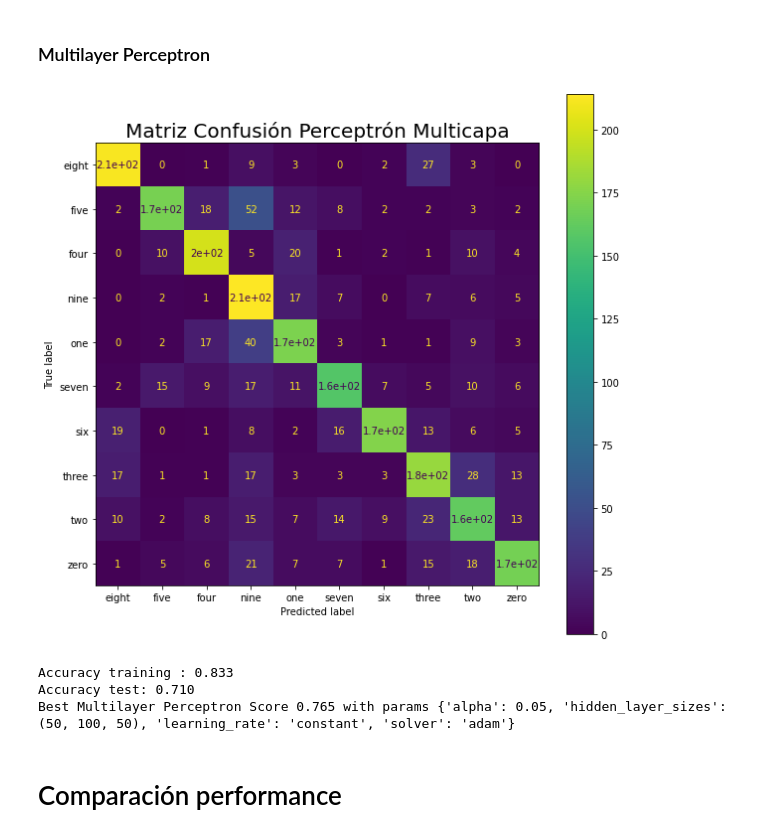
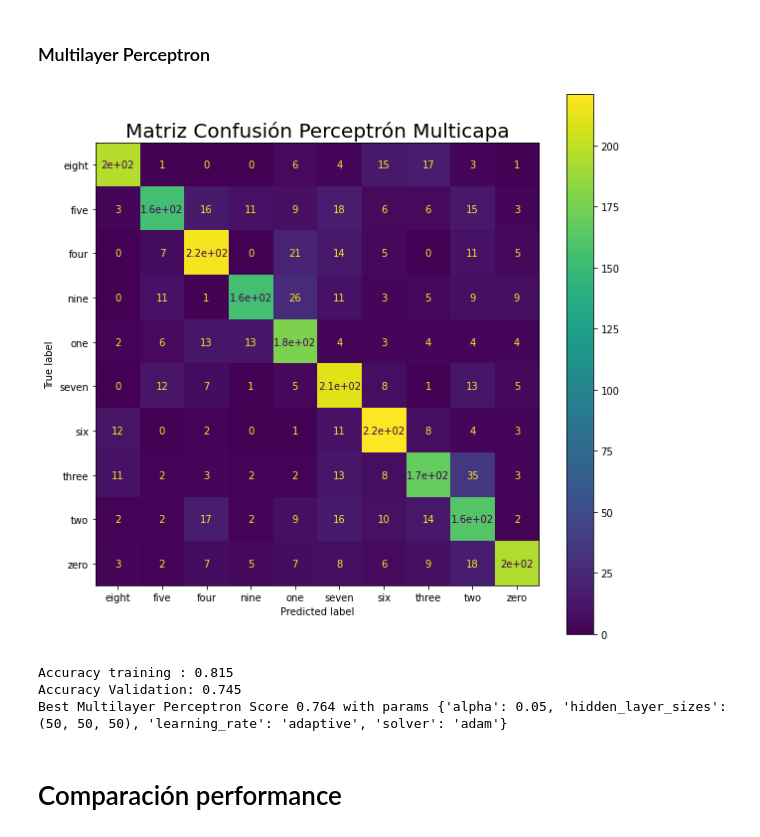
Before and after one commit to newgabo/TP2-AA, a Jupyter notebook: TP2_AA_Modelos_.ipynb, the cells around one changed output. Drawn from its saved outputs; the diff is of its cells as text; code cells hidden in the pictures.

```diff
--- a/TP2_AA_Modelos_.ipynb
+++ b/TP2_AA_Modelos_.ipynb
@@ -212,36 +228,35 @@ Best Gradient Boosting Score 0.643 with params {'learning_rate': 0.01, 'max_dept
 # %%
 parameter_space = {
     'hidden_layer_sizes': [(50,50,50), (50,100,50), (100,)],
     'solver': ['sgd', 'adam'],
     'alpha': [0.0001, 0.05],
-    'learning_rate': ['constant','adaptive']
-
+    'learning_rate': ['constant', 'adaptive']
 }
 
 clf_mlp_ = GridSearchCV(MLPClassifier(max_iter=100), parameter_space, n_jobs=-1, scoring='accuracy')
 clf_mlp_.fit(x_train, y_train)
 
 clf_mlp_be_ = clf_mlp_.best_estimator_
 
 # En el TP se menciona lo siguiente:
 # Elegir el numero de neuronas de la capa utilizando Random Search
 # por lo tanto, deberíamos hacer uso de RandomizedSearchCV()? Yo venía haciendo uso de GridSearch()
 #
 # Qué opinan?
 
 fig, ax = plt.subplots(figsize=(10, 10))
-plot_confusion_matrix(clf_mlp_, x_test, y_test, ax = ax)
+plot_confusion_matrix(clf_mlp_, x_validation, y_validation, ax = ax)
 plt.title("Matriz Confusión Perceptrón Multicapa", size=20)
 plt.show()
 
 print("Accuracy training : {:.3f}".format(clf_mlp_.score(x_train, y_train)))
-print("Accuracy test: {:.3f}".format(clf_mlp_.score(x_test, y_test)))
+print("Accuracy Validation: {:.3f}".format(clf_mlp_.score(x_validation, y_validation)))
 print("Best Multilayer Perceptron Score {0:.3f} with params {1}".format(clf_mlp_.best_score_, clf_mlp_.best_params_))
 # %% [output]
-[figure, old version]
+[figure, new version]
-Accuracy training : 0.833
-Accuracy test: 0.710
-Best Multilayer Perceptron Score 0.765 with params {'alpha': 0.05, 'hidden_layer_sizes': (50, 100, 50), 'learning_rate': 'constant', 'solver': 'adam'}
+Accuracy training : 0.815
+Accuracy Validation: 0.745
+Best Multilayer Perceptron Score 0.764 with params {'alpha': 0.05, 'hidden_layer_sizes': (50, 50, 50), 'learning_rate': 'adaptive', 'solver': 'adam'}
 # %% [markdown]
 # Comparación performance
 # %%
```
Also changed, not shown: parts of 44 cells of this notebook.
